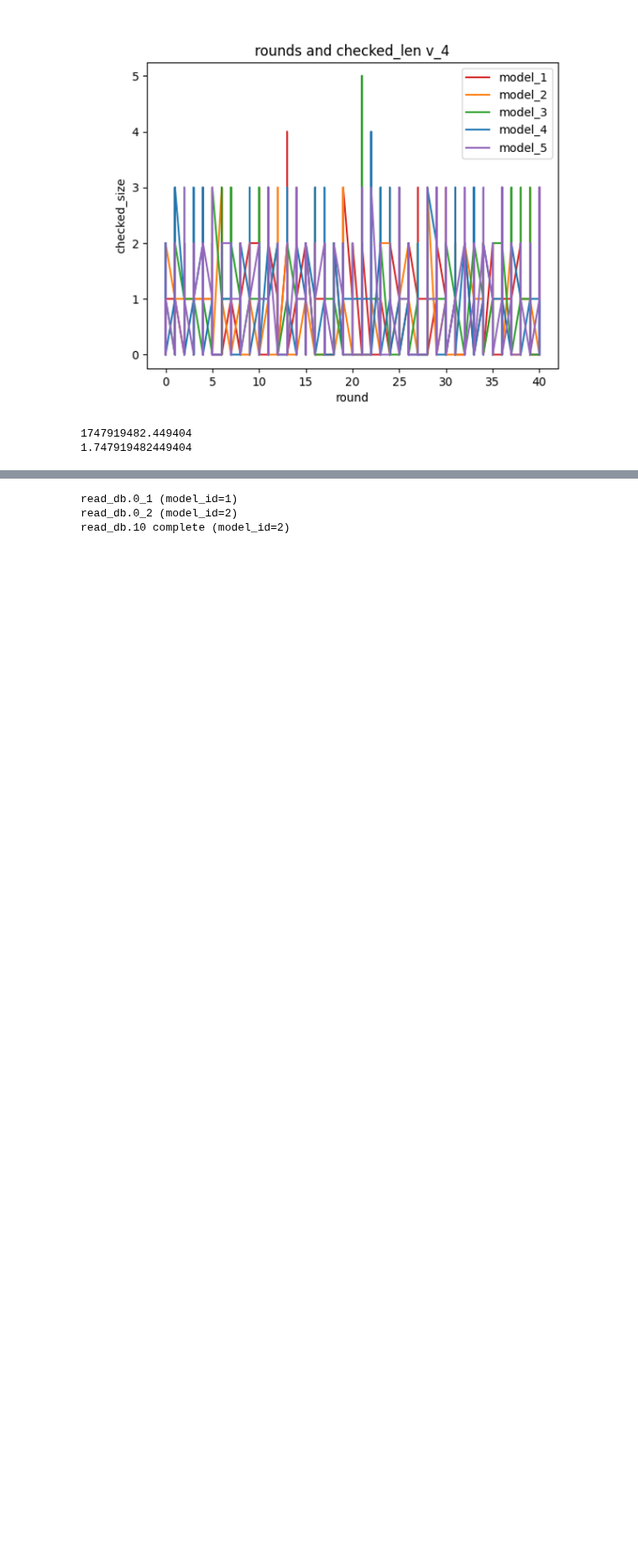
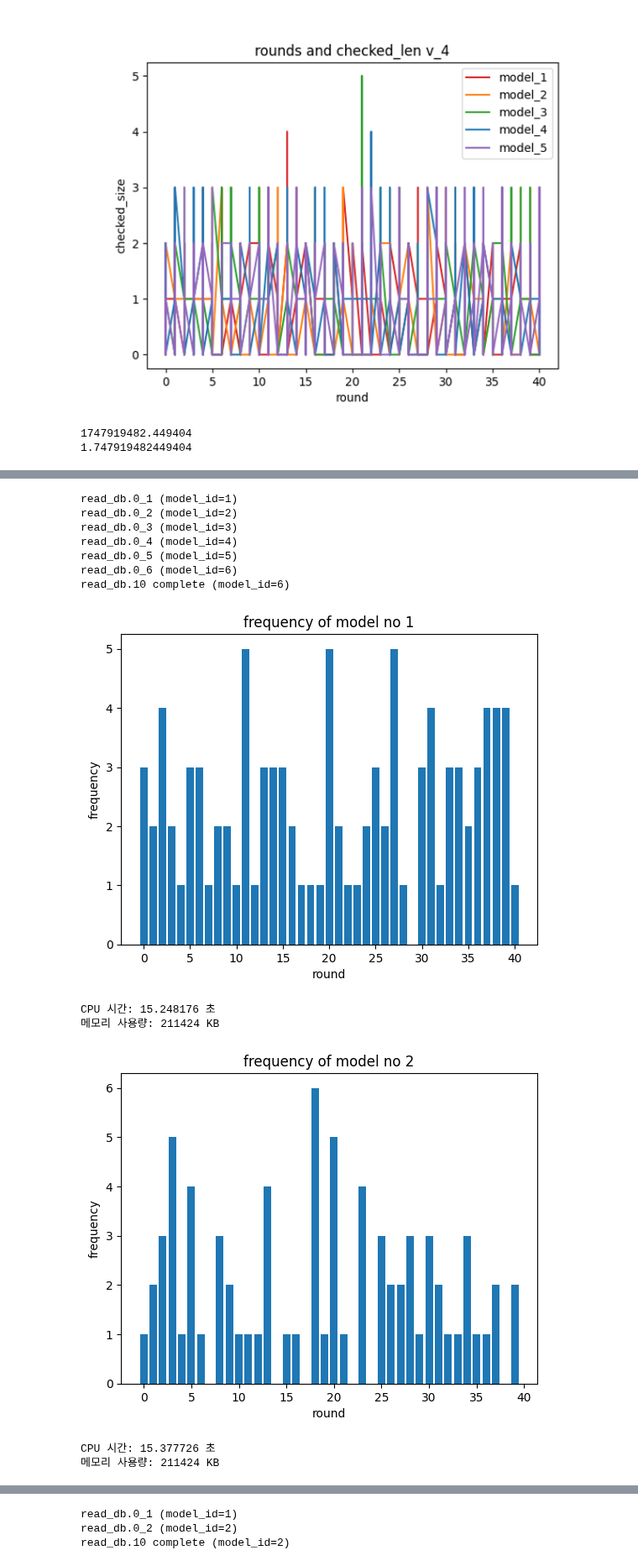
Before and after one commit to swhors/LSTM_Analyze, a Jupyter notebook: sqlite3_example_1.ipynb, the cells around one changed output, grey strips where cells are left out. Shown at 84% size. Drawn from its saved outputs; the diff is of its cells as text; code cells hidden in the pictures; blank space fills up the shorter version.

```diff
--- a/sqlite3_example_1.ipynb
+++ b/sqlite3_example_1.ipynb
@@ -180 +132,19 @@ CPU 시간: 3.323762 초
 메모리 사용량: 211072 KB
+# %%
+model_ids = [1, 2, 3, 4, 5, 6]
+test_id = 'P4_4_1_1_1'
+draw_graph(test_id=test_id, model_ids=model_ids, del_res=True)
+# %% [output]
+read_db.0_1 (model_id=1)
+read_db.0_2 (model_id=2)
+read_db.0_3 (model_id=3)
+read_db.0_4 (model_id=4)
+read_db.0_5 (model_id=5)
+read_db.0_6 (model_id=6)
+read_db.10 complete (model_id=6)
+[figure, added]
+CPU 시간: 15.248176 초
+메모리 사용량: 211424 KB
+[figure, added]
+CPU 시간: 15.377726 초
+메모리 사용량: 211424 KB
```
Also changed, not shown: parts of 20 cells of this notebook, 15 other files.
